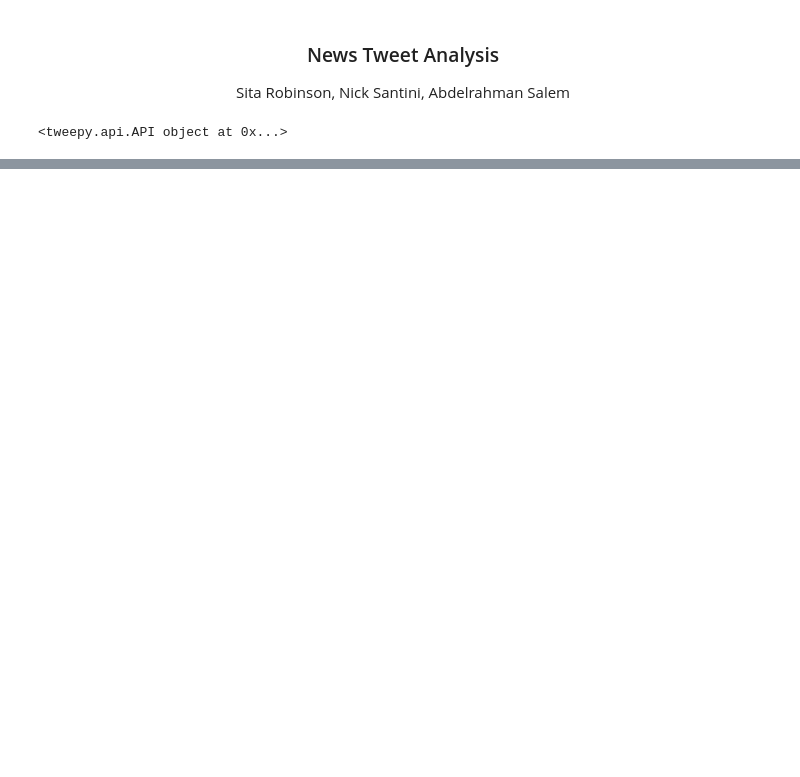
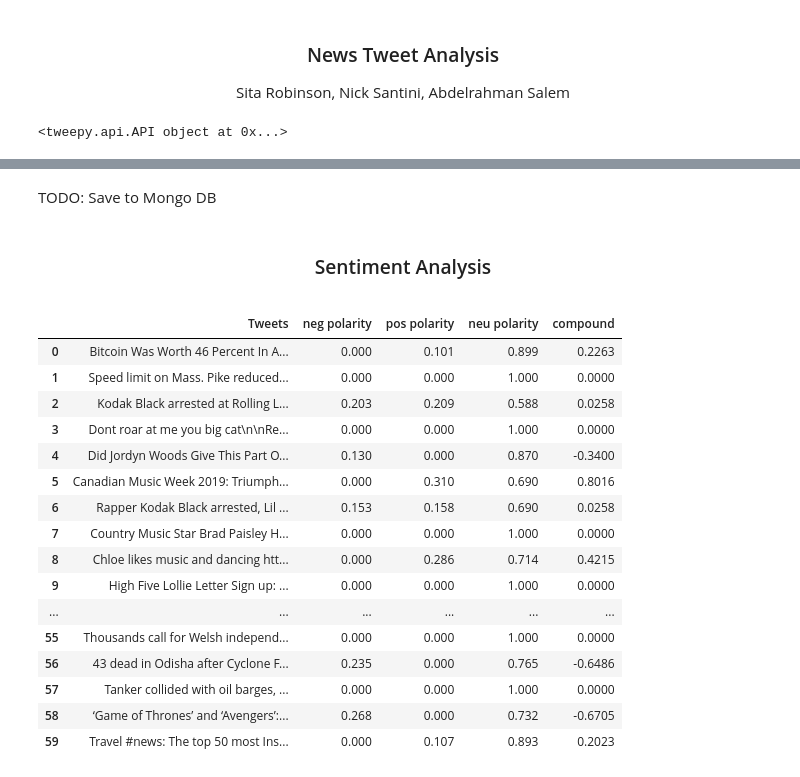
Before and after one commit to pinkdragon1000/News-Tweet-Analysis, a Jupyter notebook: News Tweet Analysis.ipynb, the cells around one changed output, grey strips where cells are left out. Saved outputs shown, nothing was run; the diff lists cells and outputs as text; code cells hidden in the pictures; blank space fills up the shorter version.

```diff
--- a/News Tweet Analysis.ipynb
+++ b/News Tweet Analysis.ipynb
@@ -48,0 +78,48 @@ UPDATE 3-Verizon raises profit forecast, loses more phone subscribers https://t.
+# %% [markdown]
+TODO: Save to Mongo DB
+# %% [markdown]
+<center><h3>Sentiment Analysis</h3></center>
+# %%
+sid = SentimentIntensityAnalyzer()
+storagepos = []
+storageneg = []
+storageneu = []
+storagecomp=[]
+for index, row in data.iterrows():
+    ng = sid.polarity_scores(row["Tweets"])['neg']
+    storageneg.append(ng)
+    pos = sid.polarity_scores(row["Tweets"])['pos']
+    storagepos.append(pos)
+    neu = sid.polarity_scores(row["Tweets"])['neu']
+    storageneu.append(neu)
+    cp = sid.polarity_scores(row["Tweets"])['compound']
+    storagecomp.append(cp)
+
+negstorage = pd.Series(storageneg)
+data['neg polarity'] = negstorage.values
+posstorage = pd.Series(storagepos)
+data['pos polarity'] = posstorage.values
+neustorage = pd.Series(storageneu)
+data['neu polarity'] = neustorage.values
+compstorage = pd.Series(storagecomp)
+data['compound'] = compstorage.values
+
+display(data.head(100))
+# %% [output]
+|  | Tweets | neg polarity | pos polarity | neu polarity | compound |
+| 0 | Bitcoin Was Worth 46 Percent In A... | 0.000 | 0.101 | 0.899 | 0.2263 |
+| 1 | Speed limit on Mass. Pike reduced... | 0.000 | 0.000 | 1.000 | 0.0000 |
+| 2 | Kodak Black arrested at Rolling L... | 0.203 | 0.209 | 0.588 | 0.0258 |
+| 3 | Dont roar at me you big cat\n\nRe... | 0.000 | 0.000 | 1.000 | 0.0000 |
+| 4 | Did Jordyn Woods Give This Part O... | 0.130 | 0.000 | 0.870 | -0.3400 |
+| 5 | Canadian Music Week 2019: Triumph... | 0.000 | 0.310 | 0.690 | 0.8016 |
+| 6 | Rapper Kodak Black arrested, Lil ... | 0.153 | 0.158 | 0.690 | 0.0258 |
+| 7 | Country Music Star Brad Paisley H... | 0.000 | 0.000 | 1.000 | 0.0000 |
+| 8 | Chloe likes music and dancing htt... | 0.000 | 0.286 | 0.714 | 0.4215 |
+| 9 | High Five Lollie Letter Sign up: ... | 0.000 | 0.000 | 1.000 | 0.0000 |
+| ... | ... | ... | ... | ... | ... |
+| 55 | Thousands call for Welsh independ... | 0.000 | 0.000 | 1.000 | 0.0000 |
+| 56 | 43 dead in Odisha after Cyclone F... | 0.235 | 0.000 | 0.765 | -0.6486 |
+| 57 | Tanker collided with oil barges, ... | 0.000 | 0.000 | 1.000 | 0.0000 |
+| 58 | ‘Game of Thrones’ and ‘Avengers’:... | 0.268 | 0.000 | 0.732 | -0.6705 |
+| 59 | Travel #news: The top 50 most Ins... | 0.000 | 0.107 | 0.893 | 0.2023 |
```
Also changed, not shown: parts of 13 cells of this notebook, 1 other file.
